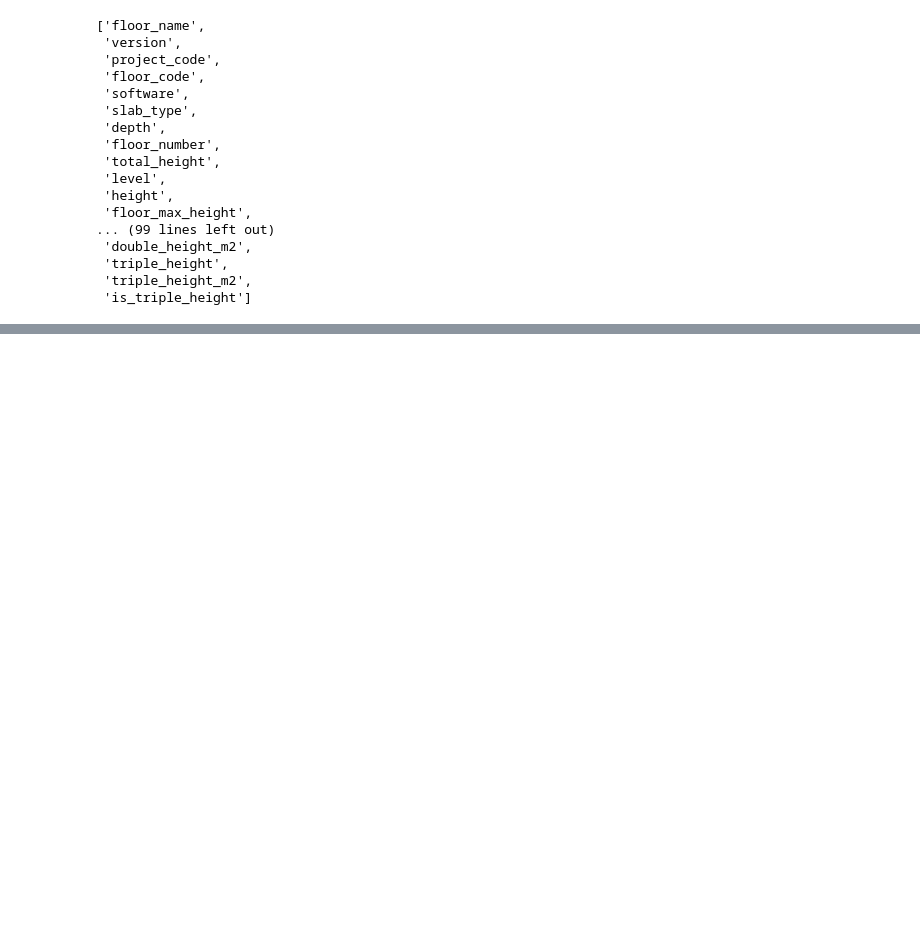
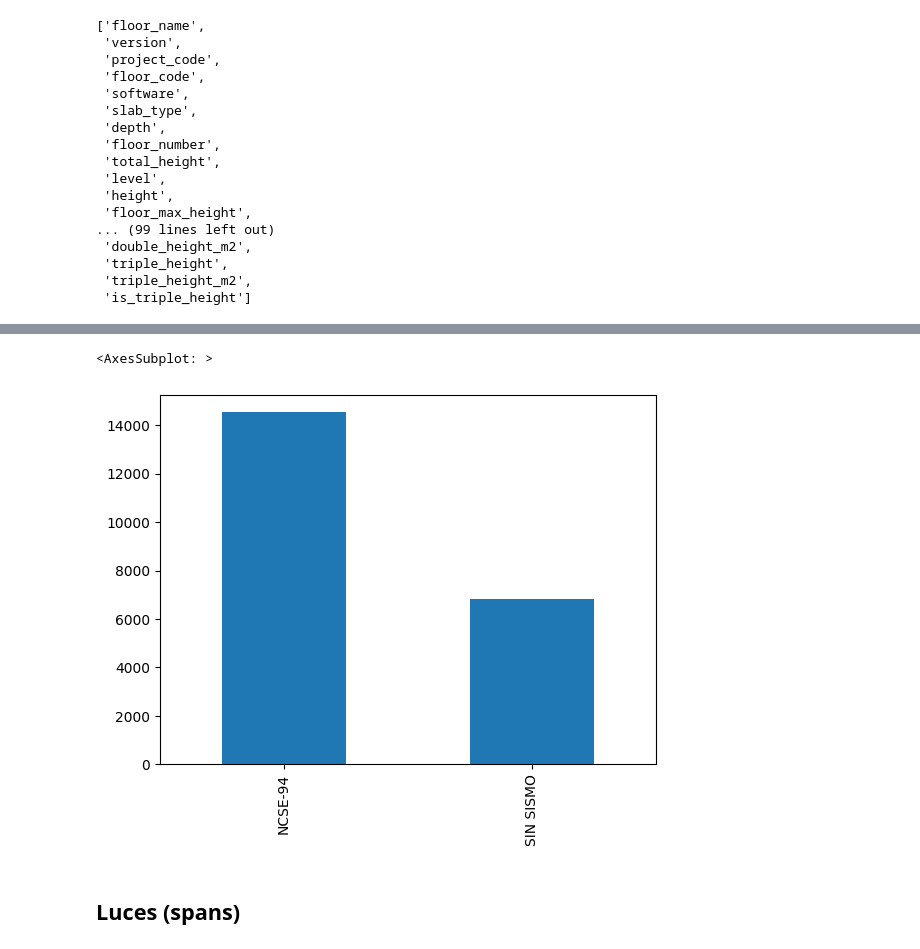
Before and after one commit to pablo-campillo/reinf-steel-ratio-regressor, a Jupyter notebook: notebooks/2.0-pcs-data-cleaning.ipynb, the cells around one changed output, grey strips where cells are left out. Cells and saved outputs as stored; diff of their text form; code cells hidden in the pictures; blank space fills up the shorter version.

Commit message:
adds code and span features

```diff
--- a/notebooks/2.0-pcs-data-cleaning.ipynb
+++ b/notebooks/2.0-pcs-data-cleaning.ipynb
@@ -1793,0 +1822,7 @@ sns.scatterplot(data=df, x='eccentricity_m2', y='reinf_steel_ratio', alpha=0.1)
+# %%
+df['seismic_code'].value_counts().plot(kind='bar')
+# %% [output]
+<AxesSubplot: >
+[figure, added]
+# %% [markdown]
+## Luces (spans)
```
Also changed, not shown: parts of 45 cells of this notebook.
